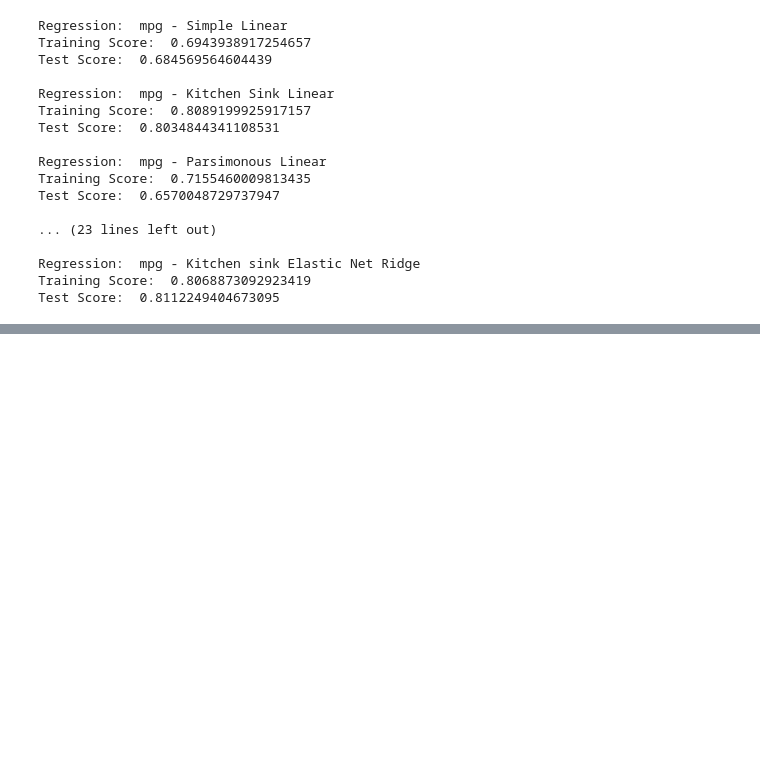
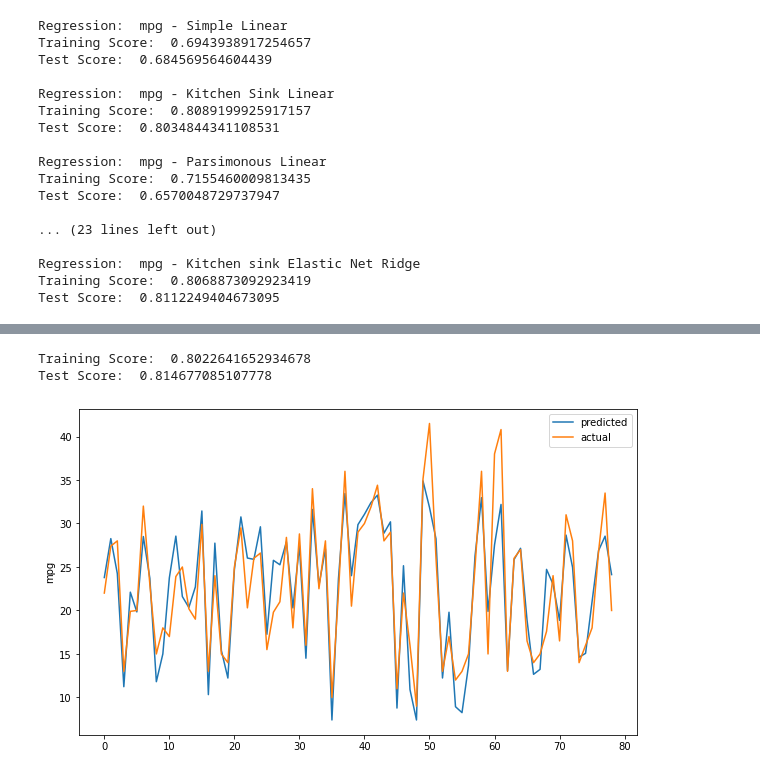
Before and after one commit to heebyyy/Regression_Model_With_Scikit_Learn, a Jupyter notebook: RegularizedRegressionModel.ipynb, the cells around one changed output, grey strips where cells are left out. Cells and saved outputs as stored; diff of their text form; code cells hidden in the pictures; blank space fills up the shorter version.

```diff
--- a/RegularizedRegressionModel.ipynb
+++ b/RegularizedRegressionModel.ipynb
@@ -306,0 +351,19 @@ Test Score:  0.8112249404673095
+# %%
+def apply_standard_scaler(x):
+    scaler = StandardScaler()
+    scaler.fit(x)
+
+    return scaler.transform(x)
+# %%
+def sgd_reg(x_train, y_train, max_iter = 10000, tol=1e-3):
+    model = SGDRegressor(max_iter = max_iter, tol = tol)
+    model.fit(x_train, y_train)
+
+    return model
+# %%
+result_dict['mpg - Kitchen sink SGDRegressor'] = build_model(sgd_reg,'mpg', featues, automobile_df,
+                                                             show_plot_Y = True, preprocess_fn = apply_standard_scaler)
+# %% [output]
+Training Score:  0.8022641652934678
+Test Score:  0.814677085107778
+[figure, added]
```
Also changed, not shown: parts of 9 cells of this notebook.
